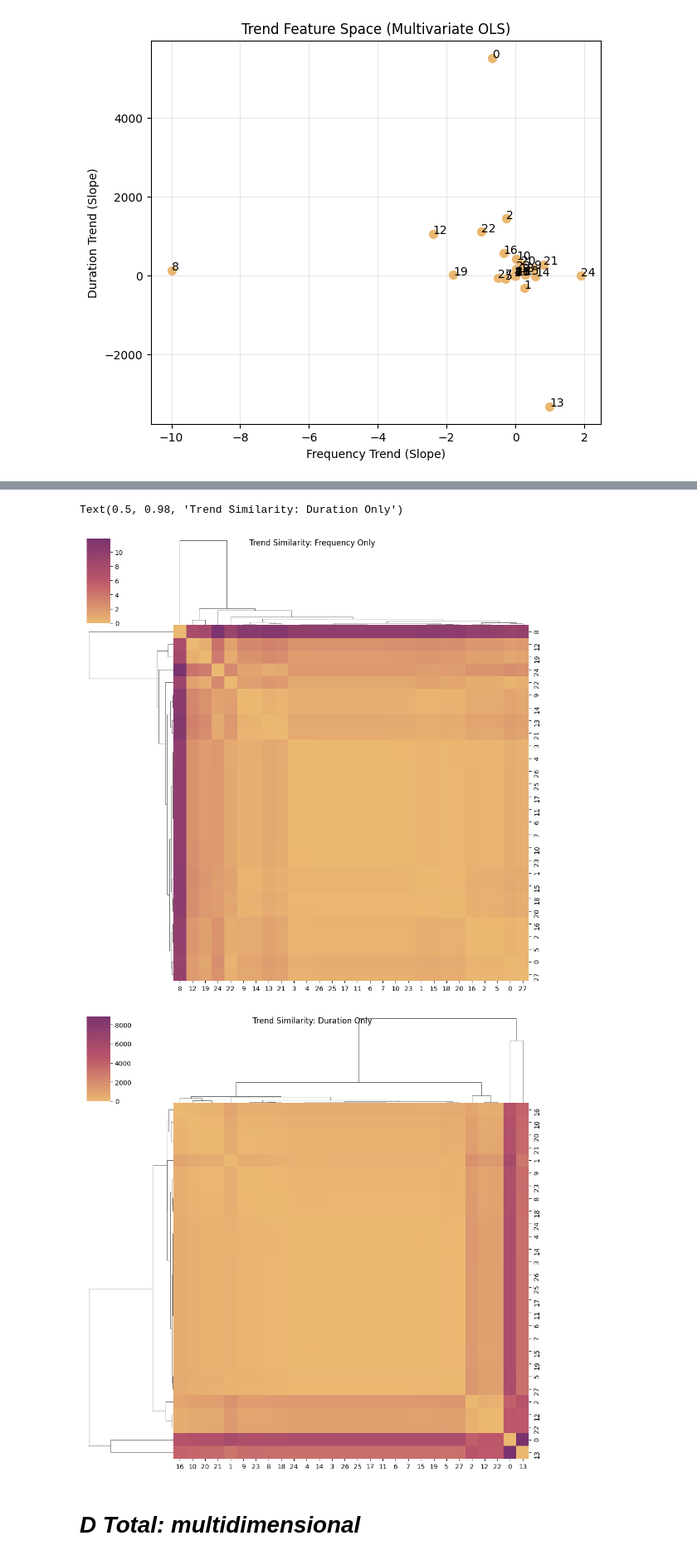
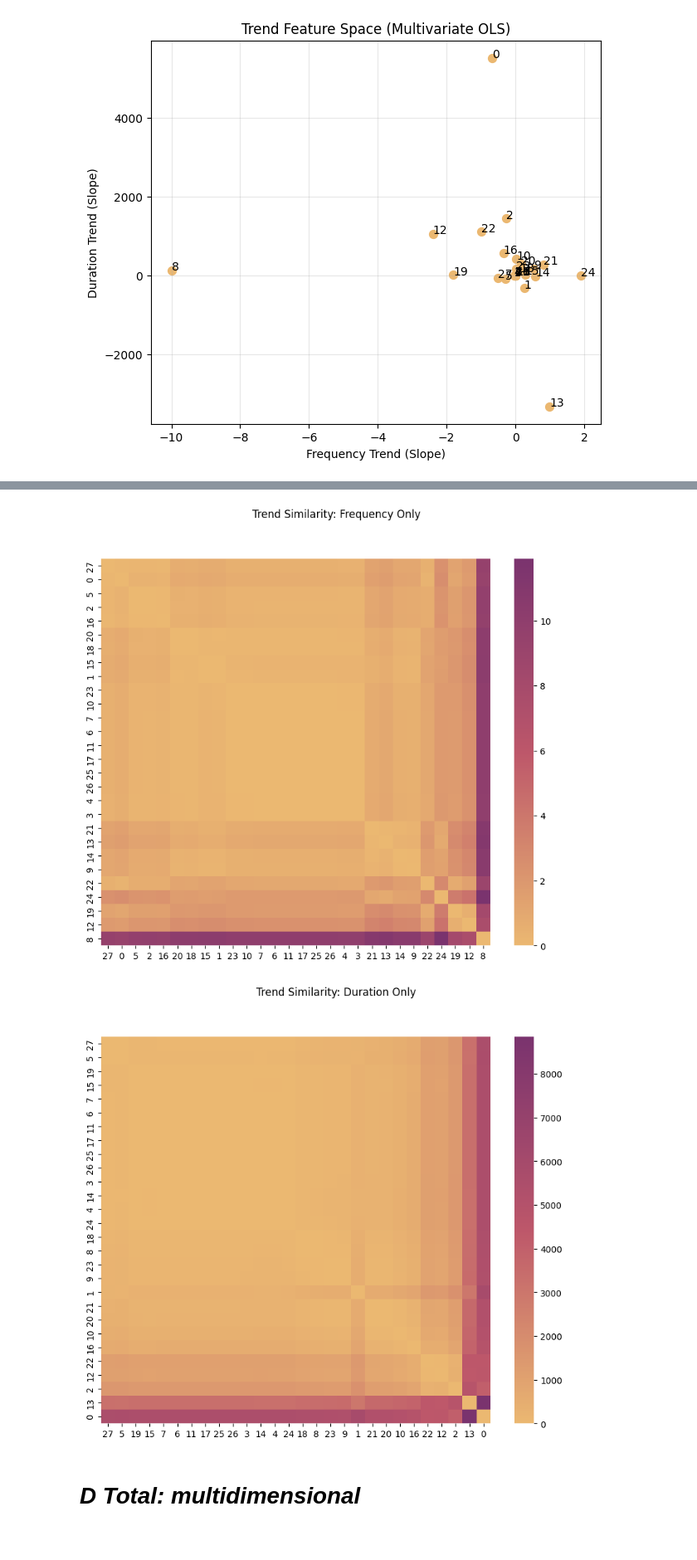
Before and after one commit to lablluberes/beeSimilarity, a Jupyter notebook: bee_similarity_reviewed.ipynb, the cells around one changed output, grey strips where cells are left out. Shown at 83% size. Drawn from its saved outputs; the diff is of its cells as text; code cells hidden in the pictures.

```diff
--- a/bee_similarity_reviewed.ipynb
+++ b/bee_similarity_reviewed.ipynb
@@ -494,19 +506,37 @@ plt.show()
 # %%
 # frequency-only slope heatmap
 D_trend_freq = squareform(pdist(trend_vectors_mols[:,0].reshape(-1,1), metric="euclidean"))
-D_trend_freq[0][0] = np.float64(-2.220446049250313e-16)
-sns.clustermap(D_trend_freq, cmap=cmap)
+Z = linkage(squareform(D_trend_freq), method='average')
+D_df = pd.DataFrame(D_trend_freq, index=np.arange(N_BEES), columns=np.arange(N_BEES))
+ordered_bees = leaves_list(Z)
+clustered_data = D_df.iloc[ordered_bees, ordered_bees]
+fig, ax = plt.subplots(figsize=(10,8))
+sns.heatmap(clustered_data, cmap=cmap,ax=ax)
 plt.suptitle("Trend Similarity: Frequency Only")
+ax.invert_yaxis()
+ax.invert_xaxis()
+plt.show()
 
 # duration-only slope heatmap
 D_trend_dur = squareform(pdist(trend_vectors_mols[:,1].reshape(-1,1), metric="euclidean"))
-D_trend_dur[0][0] = np.float64(-2.220446049250313e-16)
-sns.clustermap(D_trend_dur, cmap=cmap)
+#D_trend_dur[0][0] = np.float64(-2.220446049250313e-16)
+#sns.clustermap(D_trend_dur, cmap=cmap)
+#plt.suptitle("Trend Similarity: Duration Only")
+#plt.show()
+
+Z = linkage(squareform(D_trend_dur), method='average')
+D_df = pd.DataFrame(D_trend_dur, index=np.arange(N_BEES), columns=np.arange(N_BEES))
+ordered_bees = leaves_list(Z)
+clustered_data = D_df.iloc[ordered_bees, ordered_bees]
+fig, ax = plt.subplots(figsize=(10,8))
+sns.heatmap(clustered_data, cmap=cmap,ax=ax)
 plt.suptitle("Trend Similarity: Duration Only")
+ax.invert_yaxis()
+ax.invert_xaxis()
+plt.show()
 # %% [output]
-Text(0.5, 0.98, 'Trend Similarity: Duration Only')
-[figure, old version]
+[figure, new version]
-[figure, old version]
+[figure, new version]
 # %% [markdown]
 # *D Total: multidimensional*
 # %%
```
Also changed, not shown: parts of 6 cells of this notebook, 1 other file.
